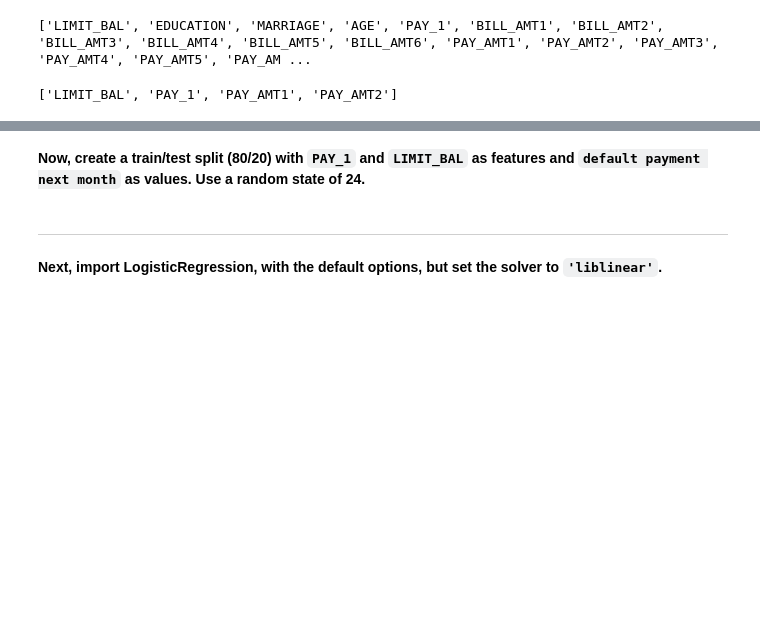
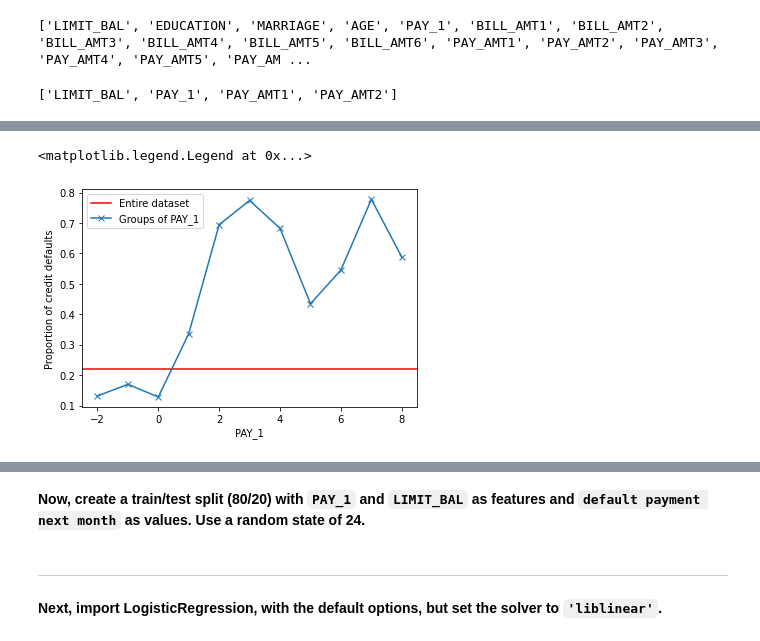
Before and after one commit to anmolpant/Technocolabs-ML-Internship, a Jupyter notebook: Mini Tasks/Mini Task 2/Fitting_a_Logistic_Regression_Model/Fitting_a_Logistic_Regression_Model.ipynb, the cells around one changed output, grey strips where cells are left out. Cells and saved outputs as stored; diff of their text form; code cells hidden in the pictures; blank space fills up the shorter version.

```diff
--- a/Mini Tasks/Mini Task 2/Fitting_a_Logistic_Regression_Model/Fitting_a_Logistic_Regression_Model.ipynb
+++ b/Mini Tasks/Mini Task 2/Fitting_a_Logistic_Regression_Model/Fitting_a_Logistic_Regression_Model.ipynb
@@ -126,0 +127,3 @@ print(best_features)
+# %%
+overall_default_rate = df['default payment next month'].mean()
+overall_default_rate
@@ -126,0 +132,3 @@ print(best_features)
+# %%
+group_by_pay_mean_y = df.groupby('PAY_1').agg({'default payment next month':np.mean})
+group_by_pay_mean_y
@@ -126,0 +149,9 @@ print(best_features)
+# %%
+axes = plt.axes()
+axes.axhline(overall_default_rate, color='red')
+group_by_pay_mean_y.plot(marker='x', legend=False, ax=axes)
+axes.set_ylabel('Proportion of credit defaults')
+axes.legend(['Entire dataset', 'Groups of PAY_1'])
+# %% [output]
+<matplotlib.legend.Legend at 0x...>
+[figure, added]
```
Also changed, not shown: parts of 16 cells of this notebook.
